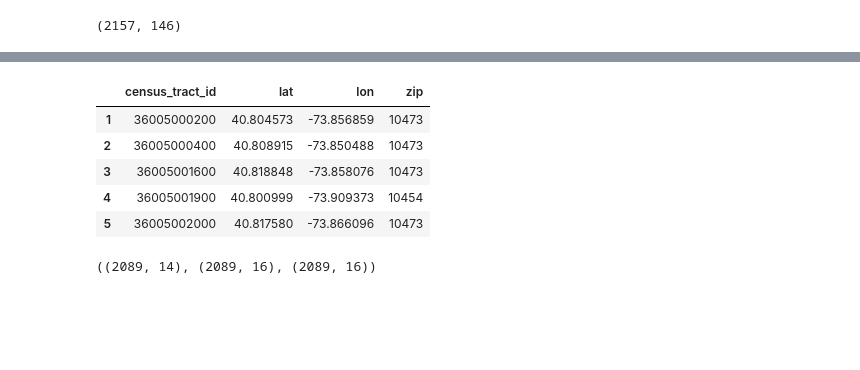
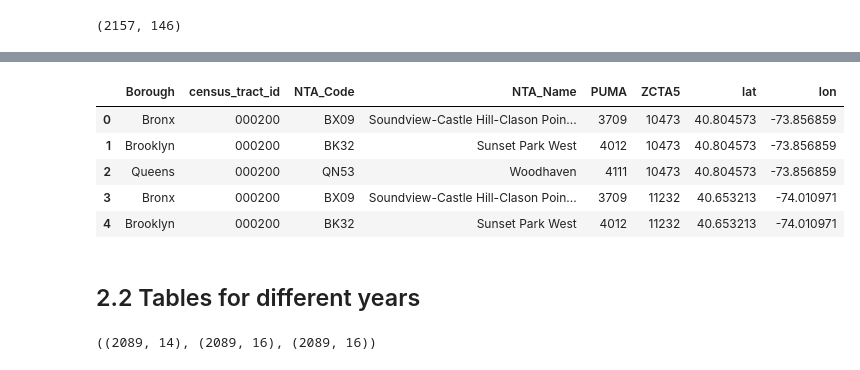
Before and after one commit to picniclin/NYC_yl5240, a Jupyter notebook: NYC_housing_and_income.ipynb, the cells around one changed output, grey strips where cells are left out. Drawn from its saved outputs; the diff is of its cells as text; code cells hidden in the pictures; blank space fills up the shorter version.

Commit message:
tunning for cleaning data

```diff
--- a/NYC_housing_and_income.ipynb
+++ b/NYC_housing_and_income.ipynb
@@ -113,3 +113,5 @@ df.shape
+# %%
+df.census_tract_id = df.census_tract_id.apply(lambda x : str(x)[-6:])
 # %%
 df.head()
 # %% [output]
@@ -122,0 +129,2 @@ df.head()
+# %%
+df_census = pd.read_csv('/Users/apple/Desktop/CUSP/Civic/problem_set_2/data/2010CensusTract_PUMA_NTA.csv')
@@ -122,0 +144,3 @@ df.head()
+# %%
+df_census.rename(columns = { '2010CensusTract':'census_tract_id'}, inplace = True)
+df_census.census_tract_id = df_census.census_tract_id.apply(lambda x : str(x).zfill(6))
@@ -122,0 +153,3 @@ df.head()
+# %%
+df_all = df.merge(df_census, on = 'census_tract_id')
+df_all.head()
@@ -125,14 +169,16 @@ df.head()
 # %%
-# the sub-table of census tract information, including geoid, latitude, longitude, and zip.
-df_tract = df.iloc[:, [0,3,4,7]]
+# the sub-table of census tract information, including census tract id, latitude, longitude, and ZCTA.
+df_tract = df_all.iloc[:, [-4,0, -2,-1,-3,7,3,4]]
 df_tract.head()
 # %% [output]
-|  | census_tract_id | lat | lon | zip |
-| 1 | 36005000200 | 40.804573 | -73.856859 | 10473 |
-| 2 | 36005000400 | 40.808915 | -73.850488 | 10473 |
-| 3 | 36005001600 | 40.818848 | -73.858076 | 10473 |
-| 4 | 36005001900 | 40.800999 | -73.909373 | 10454 |
-| 5 | 36005002000 | 40.817580 | -73.866096 | 10473 |
+|  | Borough | census_tract_id | NTA_Code | NTA_Name | PUMA | ZCTA5 | lat | lon |
+| 0 | Bronx | 000200 | BX09 | Soundview-Castle Hill-Clason Poin... | 3709 | 10473 | 40.804573 | -73.856859 |
+| 1 | Brooklyn | 000200 | BK32 | Sunset Park West | 4012 | 10473 | 40.804573 | -73.856859 |
+| 2 | Queens | 000200 | QN53 | Woodhaven | 4111 | 10473 | 40.804573 | -73.856859 |
+| 3 | Bronx | 000200 | BX09 | Soundview-Castle Hill-Clason Poin... | 3709 | 11232 | 40.653213 | -74.010971 |
+| 4 | Brooklyn | 000200 | BK32 | Sunset Park West | 4012 | 11232 | 40.653213 | -74.010971 |
+# %% [markdown]
+## 2.2 Tables for different years
 # %%
 # the sub-table of different groups of families income level
 df_family_income = df.loc[:,df.columns[df.columns.str.startswith('fam_inc_')]]
```
Also changed, not shown: parts of 37 cells of this notebook.
